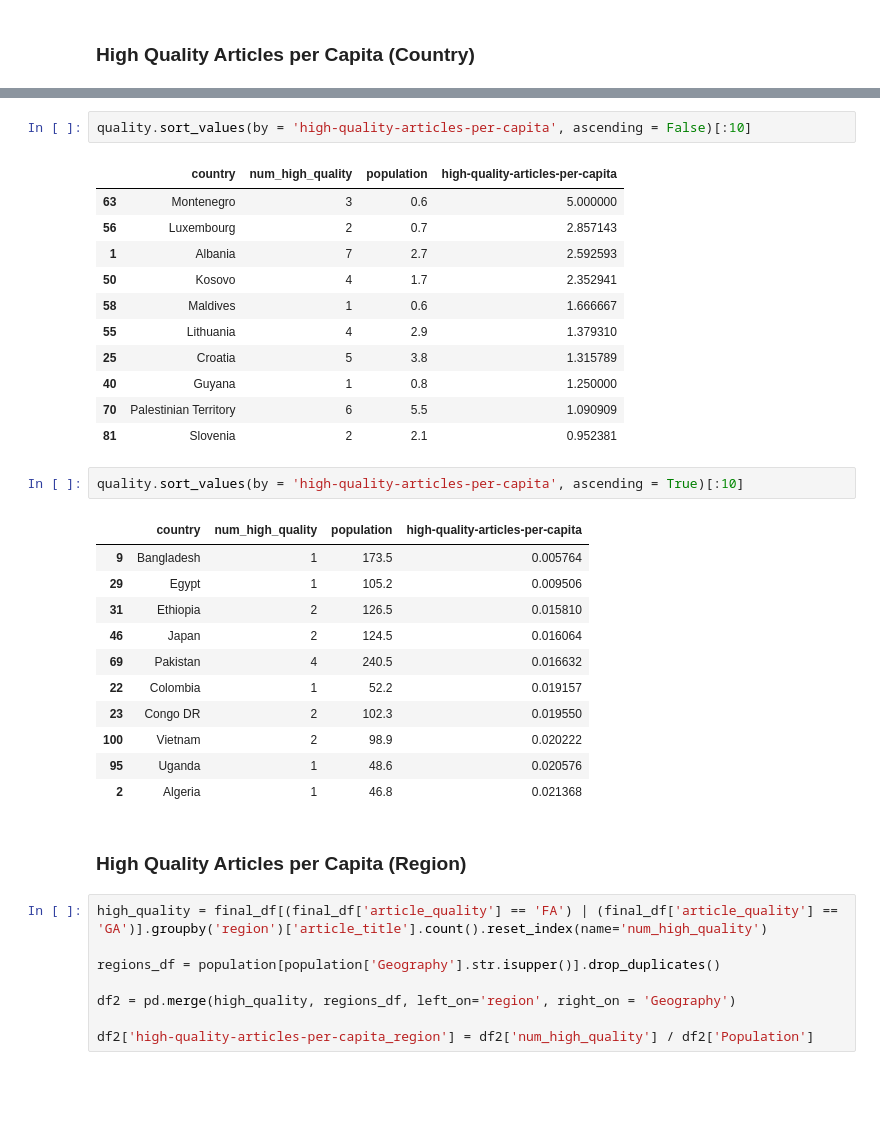
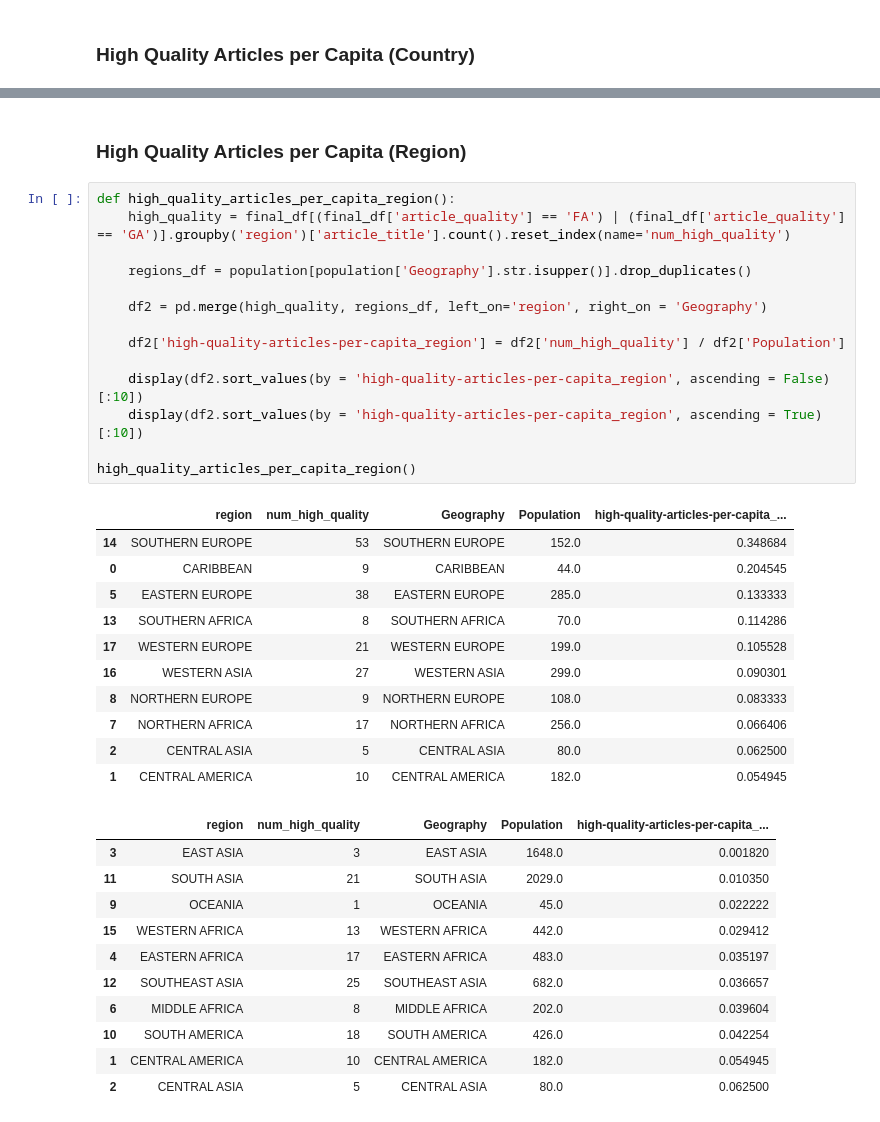
Before and after one commit to ishagokhale/data-512-homework_2, a Jupyter notebook: hw.ipynb, the cells around one changed output, grey strips where cells are left out. Drawn from its saved outputs; the diff is of its cells as text; blank space fills up the shorter version.

```diff
--- a/hw.ipynb
+++ b/hw.ipynb
@@ -532,38 +490,39 @@ quality['high-quality-articles-per-capita'] = quality['num_high_quality'] /quali
-# %%
-quality.sort_values(by = 'high-quality-articles-per-capita', ascending = False)[:10]
-# %% [output]
-|  | country | num_high_quality | population | high-quality-articles-per-capita |
-| 63 | Montenegro | 3 | 0.6 | 5.000000 |
-| 56 | Luxembourg | 2 | 0.7 | 2.857143 |
-| 1 | Albania | 7 | 2.7 | 2.592593 |
-| 50 | Kosovo | 4 | 1.7 | 2.352941 |
-| 58 | Maldives | 1 | 0.6 | 1.666667 |
-| 55 | Lithuania | 4 | 2.9 | 1.379310 |
-| 25 | Croatia | 5 | 3.8 | 1.315789 |
-| 40 | Guyana | 1 | 0.8 | 1.250000 |
-| 70 | Palestinian Territory | 6 | 5.5 | 1.090909 |
-| 81 | Slovenia | 2 | 2.1 | 0.952381 |
-# %%
-quality.sort_values(by = 'high-quality-articles-per-capita', ascending = True)[:10]
-# %% [output]
-|  | country | num_high_quality | population | high-quality-articles-per-capita |
-| 9 | Bangladesh | 1 | 173.5 | 0.005764 |
-| 29 | Egypt | 1 | 105.2 | 0.009506 |
-| 31 | Ethiopia | 2 | 126.5 | 0.015810 |
-| 46 | Japan | 2 | 124.5 | 0.016064 |
-| 69 | Pakistan | 4 | 240.5 | 0.016632 |
-| 22 | Colombia | 1 | 52.2 | 0.019157 |
-| 23 | Congo DR | 2 | 102.3 | 0.019550 |
-| 100 | Vietnam | 2 | 98.9 | 0.020222 |
-| 95 | Uganda | 1 | 48.6 | 0.020576 |
-| 2 | Algeria | 1 | 46.8 | 0.021368 |
 # %% [markdown]
 ### High Quality Articles per Capita (Region)
 # %%
-high_quality = final_df[(final_df['article_quality'] == 'FA') | (final_df['article_quality'] == 'GA')].groupby('region')['article_title'].count().reset_index(name='num_high_quality')
+def high_quality_articles_per_capita_region():
+    high_quality = final_df[(final_df['article_quality'] == 'FA') | (final_df['article_quality'] == 'GA')].groupby('region')['article_title'].count().reset_index(name='num_high_quality')
 
-regions_df = population[population['Geography'].str.isupper()].drop_duplicates()
+    regions_df = population[population['Geography'].str.isupper()].drop_duplicates()
 
-df2 = pd.merge(high_quality, regions_df, left_on='region', right_on = 'Geography')
+    df2 = pd.merge(high_quality, regions_df, left_on='region', right_on = 'Geography')
 
-df2['high-quality-articles-per-capita_region'] = df2['num_high_quality'] / df2['Population']
+    df2['high-quality-articles-per-capita_region'] = df2['num_high_quality'] / df2['Population']
+
+    display(df2.sort_values(by = 'high-quality-articles-per-capita_region', ascending = False)[:10])
+    display(df2.sort_values(by = 'high-quality-articles-per-capita_region', ascending = True)[:10])
+
+high_quality_articles_per_capita_region()
+# %% [output]
+|  | region | num_high_quality | Geography | Population | high-quality-articles-per-capita_... |
+| 14 | SOUTHERN EUROPE | 53 | SOUTHERN EUROPE | 152.0 | 0.348684 |
+| 0 | CARIBBEAN | 9 | CARIBBEAN | 44.0 | 0.204545 |
+| 5 | EASTERN EUROPE | 38 | EASTERN EUROPE | 285.0 | 0.133333 |
+| 13 | SOUTHERN AFRICA | 8 | SOUTHERN AFRICA | 70.0 | 0.114286 |
+| 17 | WESTERN EUROPE | 21 | WESTERN EUROPE | 199.0 | 0.105528 |
+| 16 | WESTERN ASIA | 27 | WESTERN ASIA | 299.0 | 0.090301 |
+| 8 | NORTHERN EUROPE | 9 | NORTHERN EUROPE | 108.0 | 0.083333 |
+| 7 | NORTHERN AFRICA | 17 | NORTHERN AFRICA | 256.0 | 0.066406 |
+| 2 | CENTRAL ASIA | 5 | CENTRAL ASIA | 80.0 | 0.062500 |
+| 1 | CENTRAL AMERICA | 10 | CENTRAL AMERICA | 182.0 | 0.054945 |
+|  | region | num_high_quality | Geography | Population | high-quality-articles-per-capita_... |
+| 3 | EAST ASIA | 3 | EAST ASIA | 1648.0 | 0.001820 |
+| 11 | SOUTH ASIA | 21 | SOUTH ASIA | 2029.0 | 0.010350 |
+| 9 | OCEANIA | 1 | OCEANIA | 45.0 | 0.022222 |
+| 15 | WESTERN AFRICA | 13 | WESTERN AFRICA | 442.0 | 0.029412 |
+| 4 | EASTERN AFRICA | 17 | EASTERN AFRICA | 483.0 | 0.035197 |
+| 12 | SOUTHEAST ASIA | 25 | SOUTHEAST ASIA | 682.0 | 0.036657 |
+| 6 | MIDDLE AFRICA | 8 | MIDDLE AFRICA | 202.0 | 0.039604 |
+| 10 | SOUTH AMERICA | 18 | SOUTH AMERICA | 426.0 | 0.042254 |
+| 1 | CENTRAL AMERICA | 10 | CENTRAL AMERICA | 182.0 | 0.054945 |
+| 2 | CENTRAL ASIA | 5 | CENTRAL ASIA | 80.0 | 0.062500 |
```
Also changed, not shown: parts of 28 cells of this notebook.
